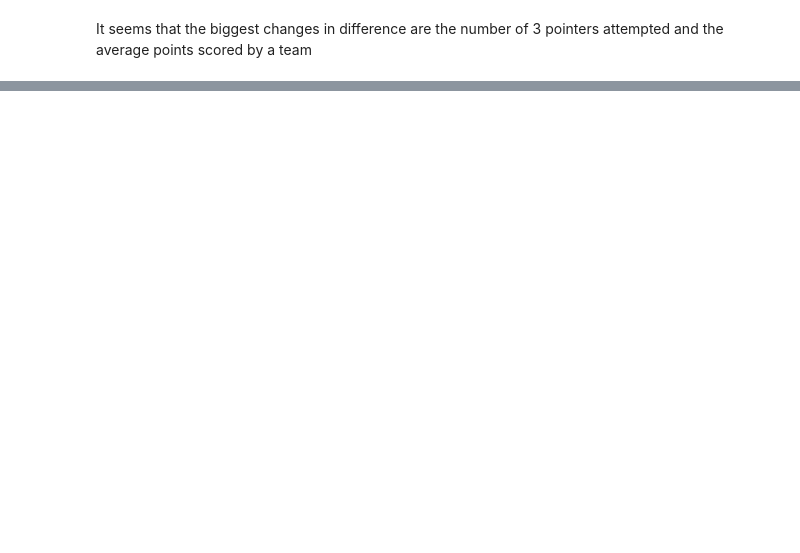
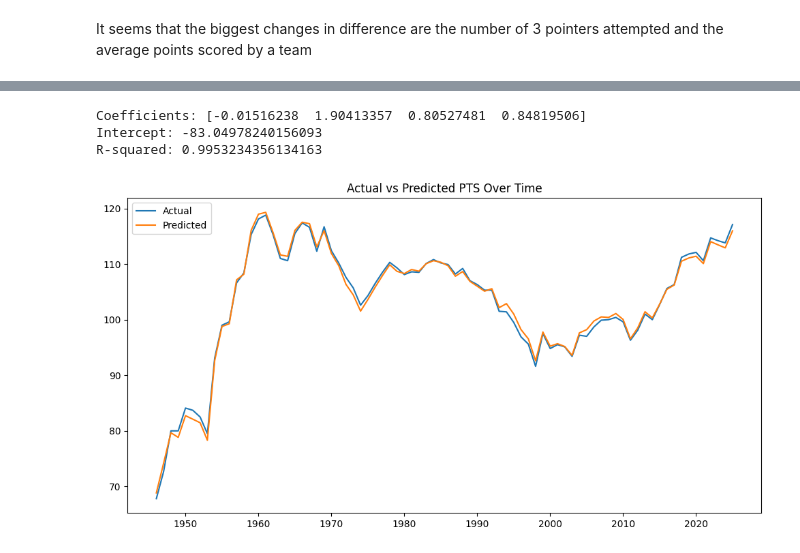
Before and after one commit to AidenLai2305/How-Have-NBA-Trends-Changed-Overtime, a Jupyter notebook: notebook.ipynb, the cells around one changed output, grey strips where cells are left out. Drawn from its saved outputs; the diff is of its cells as text; code cells hidden in the pictures; blank space fills up the shorter version.

```diff
--- a/notebook.ipynb
+++ b/notebook.ipynb
@@ -229,0 +279,27 @@ plt.show()
+# %%
+from sklearn.linear_model import LinearRegression
+
+X = filtered_regular_sorted[["3PA","eFG%","FTA","FGA"]]
+y = filtered_regular_sorted["PTS"]
+
+model = LinearRegression()
+model.fit(X,y)
+
+print("Coefficients:", model.coef_)
+print("Intercept:", model.intercept_)
+print("R-squared:", model.score(X,y))
+# %% [output]
+Coefficients: [-0.01516238  1.90413357  0.80527481  0.84819506]
+Intercept: -83.04978240156093
+R-squared: 0.9953234356134163
+# %%
+filtered_regular_sorted["PTS_pred"] = model.predict(X)
+
+plt.figure(figsize=(12,6))
+plt.plot(filtered_regular_sorted["Year"], filtered_regular_sorted["PTS"], label="Actual")
+plt.plot(filtered_regular_sorted["Year"], filtered_regular_sorted["PTS_pred"], label="Predicted")
+plt.title("Actual vs Predicted PTS Over Time")
+plt.legend()
+plt.show()
+# %% [output]
+[figure, added]
```
Also changed, not shown: parts of 10 cells of this notebook, 1 other file.
